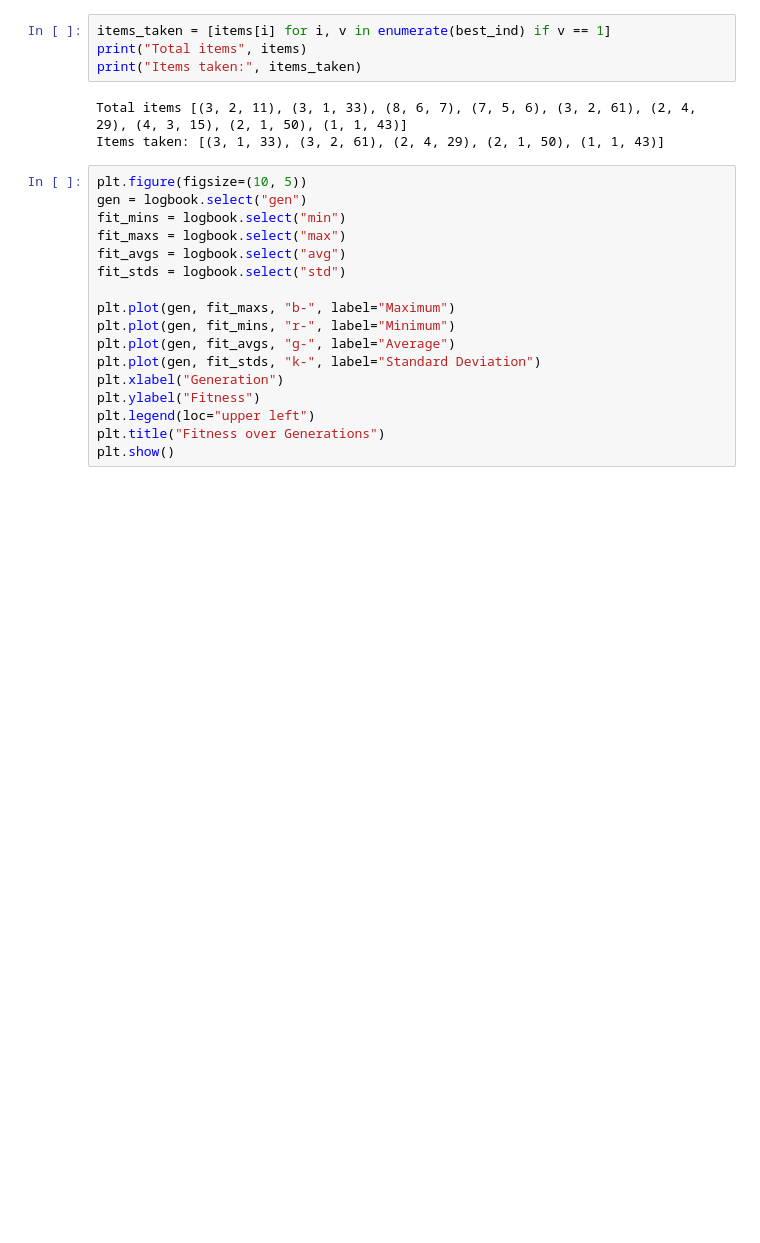
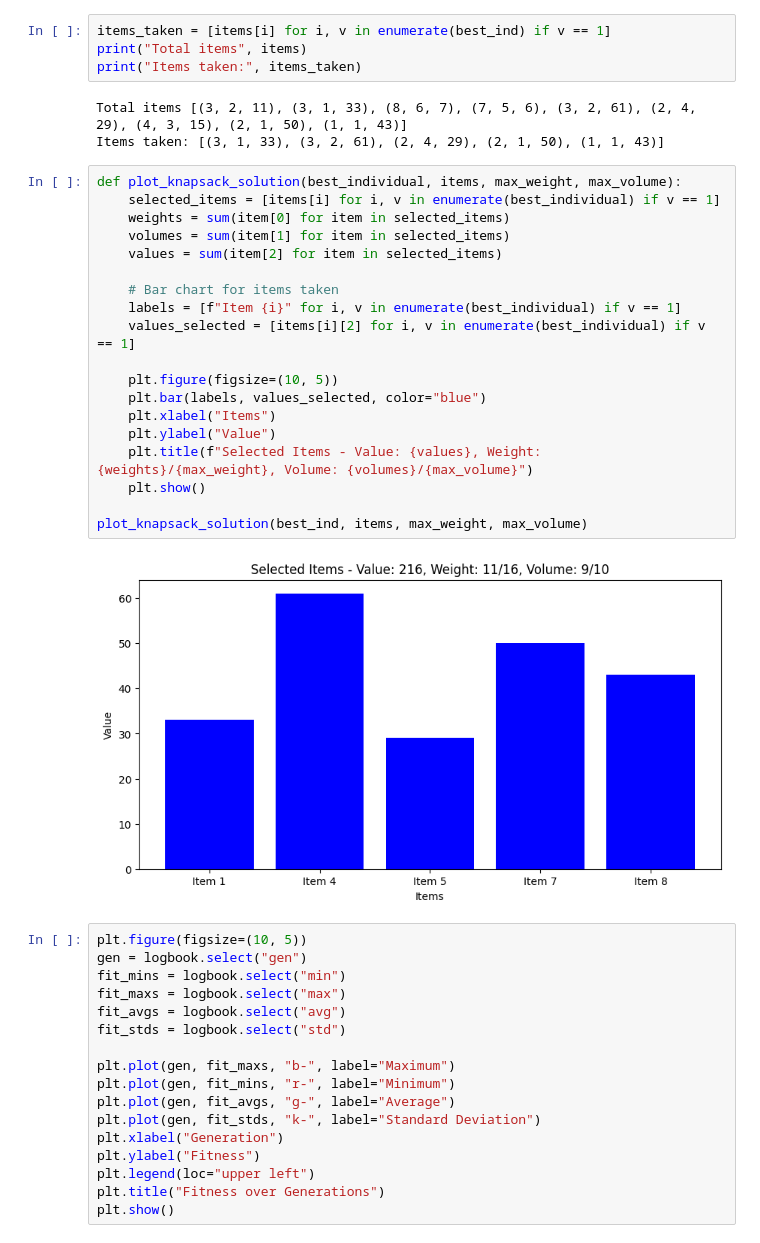
Before and after one commit to devbravo/Evolutionary-Computation, a Jupyter notebook: Genetic Algorithms/intermediate/knapsack.ipynb, the cells around one changed output. Drawn from its saved outputs; the diff is of its cells as text; blank space fills up the shorter version.

```diff
--- a/Genetic Algorithms/intermediate/knapsack.ipynb
+++ b/Genetic Algorithms/intermediate/knapsack.ipynb
@@ -114,6 +114,27 @@ print("Items taken:", items_taken)
 # %% [output]
 Total items [(3, 2, 11), (3, 1, 33), (8, 6, 7), (7, 5, 6), (3, 2, 61), (2, 4, 29), (4, 3, 15), (2, 1, 50), (1, 1, 43)]
 Items taken: [(3, 1, 33), (3, 2, 61), (2, 4, 29), (2, 1, 50), (1, 1, 43)]
+# %%
+def plot_knapsack_solution(best_individual, items, max_weight, max_volume):
+    selected_items = [items[i] for i, v in enumerate(best_individual) if v == 1]
+    weights = sum(item[0] for item in selected_items)
+    volumes = sum(item[1] for item in selected_items)
+    values = sum(item[2] for item in selected_items)
+
+    # Bar chart for items taken
+    labels = [f"Item {i}" for i, v in enumerate(best_individual) if v == 1]
+    values_selected = [items[i][2] for i, v in enumerate(best_individual) if v == 1]
+
+    plt.figure(figsize=(10, 5))
+    plt.bar(labels, values_selected, color="blue")
+    plt.xlabel("Items")
+    plt.ylabel("Value")
+    plt.title(f"Selected Items - Value: {values}, Weight: {weights}/{max_weight}, Volume: {volumes}/{max_volume}")
+    plt.show()
+
+plot_knapsack_solution(best_ind, items, max_weight, max_volume)
+# %% [output]
+[figure, added]
 # %%
 plt.figure(figsize=(10, 5))
 gen = logbook.select("gen")
```
Also changed, not shown: 1 other file.
